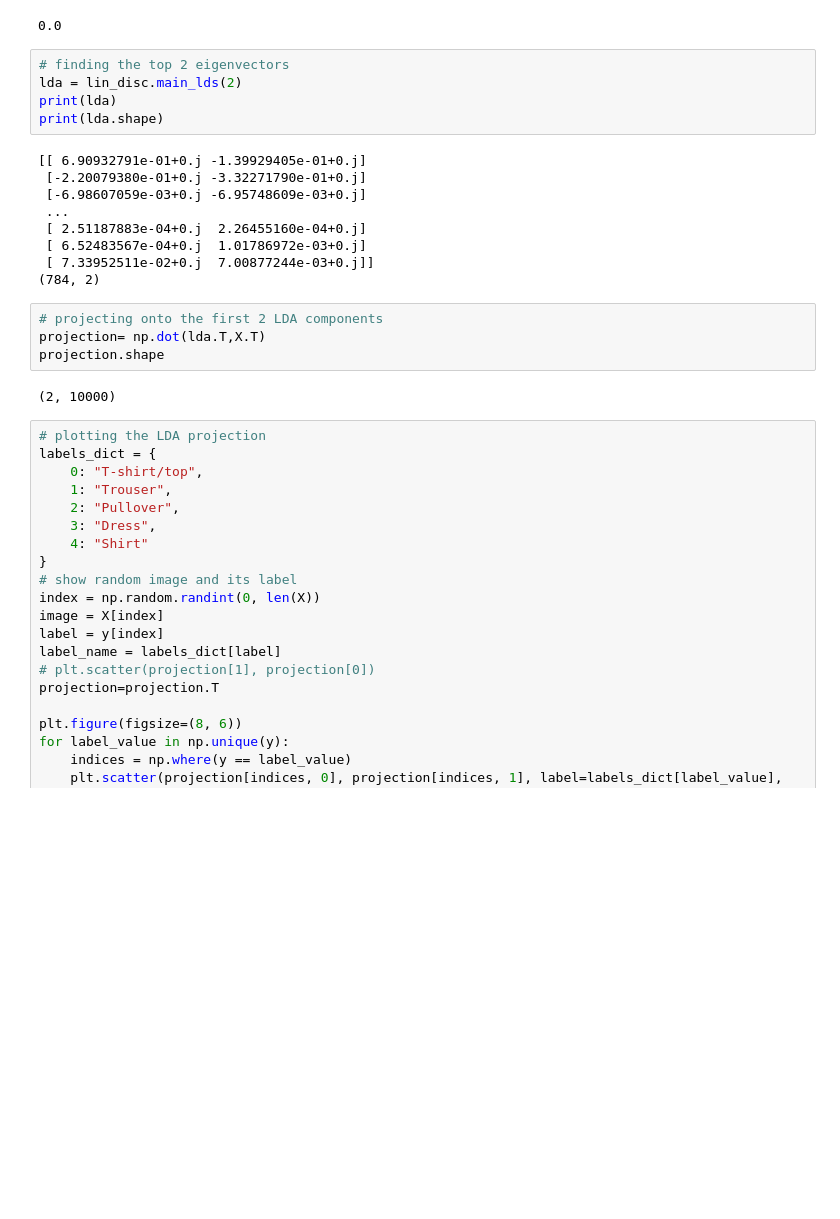
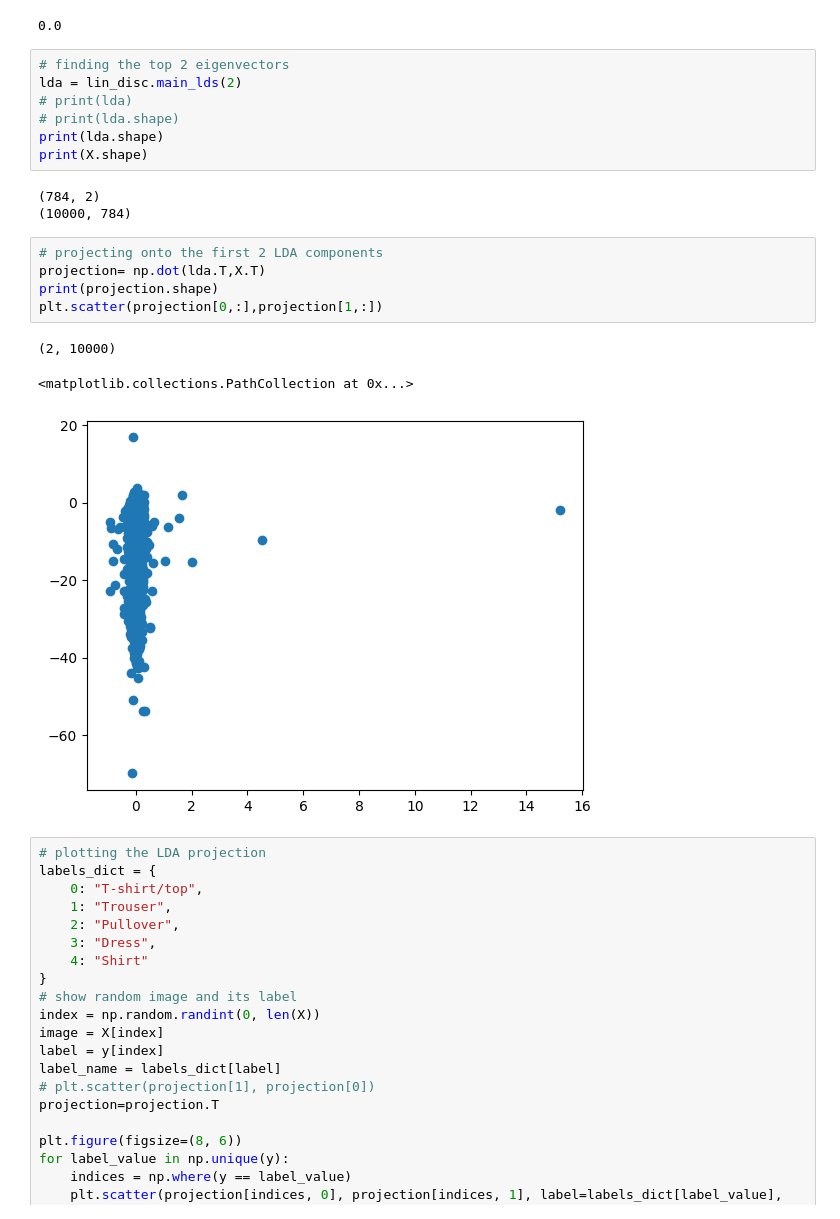
Before and after one commit to AnnaMariaGnat/ML_Project, a Jupyter notebook: LDA.ipynb, the cells around one changed output. Saved outputs shown, nothing was run; the diff lists cells and outputs as text; blank space fills up the shorter version.

```diff
--- a/LDA.ipynb
+++ b/LDA.ipynb
@@ -31,23 +33,22 @@ Determinant: 0.0
 # %%
 # finding the top 2 eigenvectors
 lda = lin_disc.main_lds(2)
-print(lda)
+# print(lda)
+# print(lda.shape)
 print(lda.shape)
+print(X.shape)
 # %% [output]
-[[ 6.90932791e-01+0.j -1.39929405e-01+0.j]
- [-2.20079380e-01+0.j -3.32271790e-01+0.j]
- [-6.98607059e-03+0.j -6.95748609e-03+0.j]
- ...
- [ 2.51187883e-04+0.j  2.26455160e-04+0.j]
- [ 6.52483567e-04+0.j  1.01786972e-03+0.j]
- [ 7.33952511e-02+0.j  7.00877244e-03+0.j]]
 (784, 2)
+(10000, 784)
 # %%
 # projecting onto the first 2 LDA components
 projection= np.dot(lda.T,X.T)
-projection.shape
+print(projection.shape)
+plt.scatter(projection[0,:],projection[1,:])
 # %% [output]
 (2, 10000)
+<matplotlib.collections.PathCollection at 0x...>
+[figure, added]
 # %%
 # plotting the LDA projection
 labels_dict = {
```
Also changed, not shown: parts of 1 cell of this notebook.
